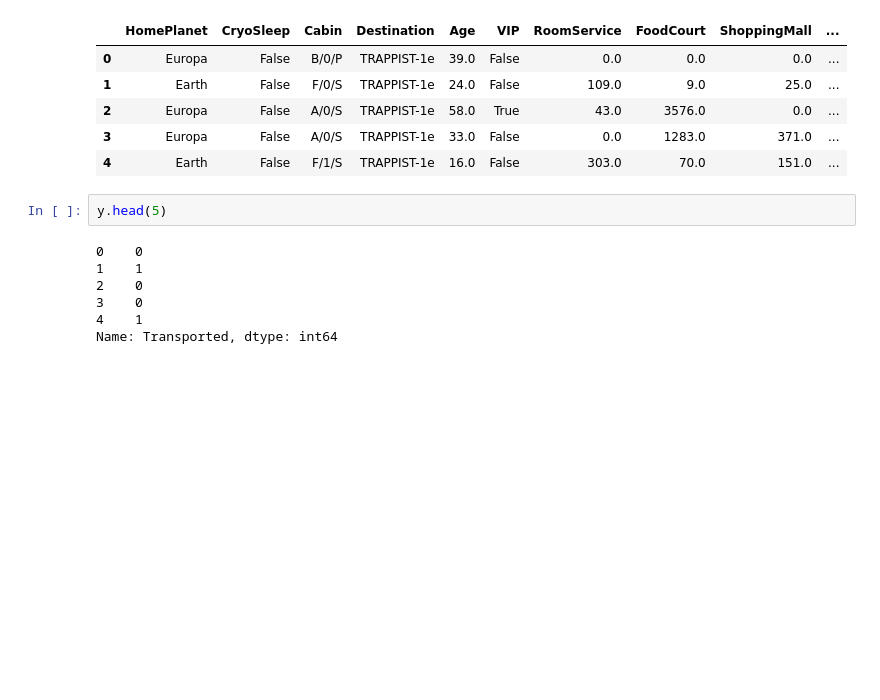
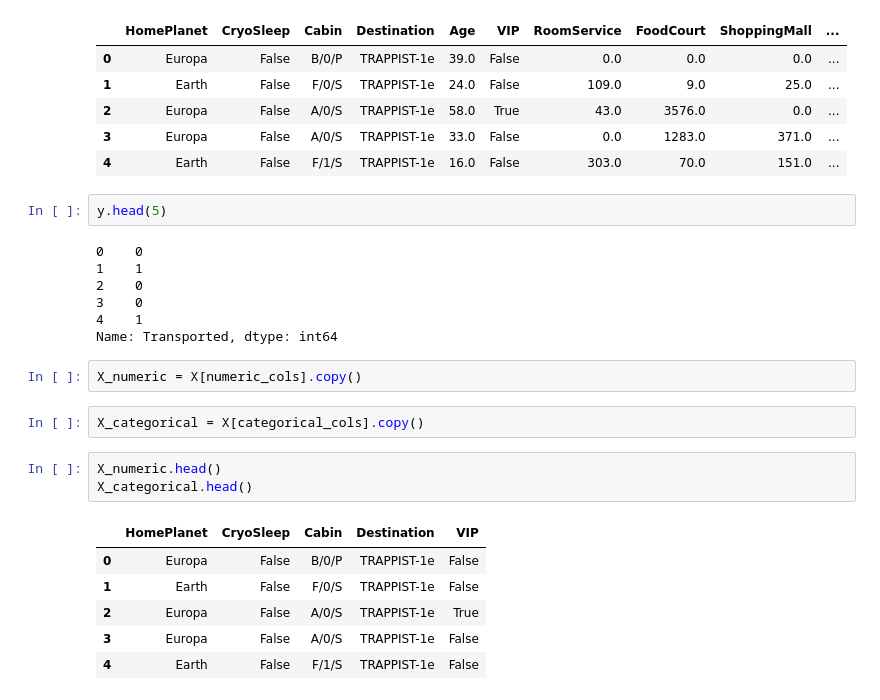
Before and after one commit to into-the-mehtaverse/machine-learning, a Jupyter notebook: 04-kaggle-competitions/01-spaceship-titanic/solution.ipynb, the cells around one changed output. Saved outputs shown, nothing was run; the diff lists cells and outputs as text; blank space fills up the shorter version.

```diff
--- a/04-kaggle-competitions/01-spaceship-titanic/solution.ipynb
+++ b/04-kaggle-competitions/01-spaceship-titanic/solution.ipynb
@@ -85,3 +85,17 @@ y.head(5)
 3    0
 4    1
 Name: Transported, dtype: int64
+# %%
+X_numeric = X[numeric_cols].copy()
+# %%
+X_categorical = X[categorical_cols].copy()
+# %%
+X_numeric.head()
+X_categorical.head()
+# %% [output]
+|  | HomePlanet | CryoSleep | Cabin | Destination | VIP |
+| 0 | Europa | False | B/0/P | TRAPPIST-1e | False |
+| 1 | Earth | False | F/0/S | TRAPPIST-1e | False |
+| 2 | Europa | False | A/0/S | TRAPPIST-1e | True |
+| 3 | Europa | False | A/0/S | TRAPPIST-1e | False |
+| 4 | Earth | False | F/1/S | TRAPPIST-1e | False |
```
Also changed, not shown: parts of 19 cells of this notebook, 1 other file.
